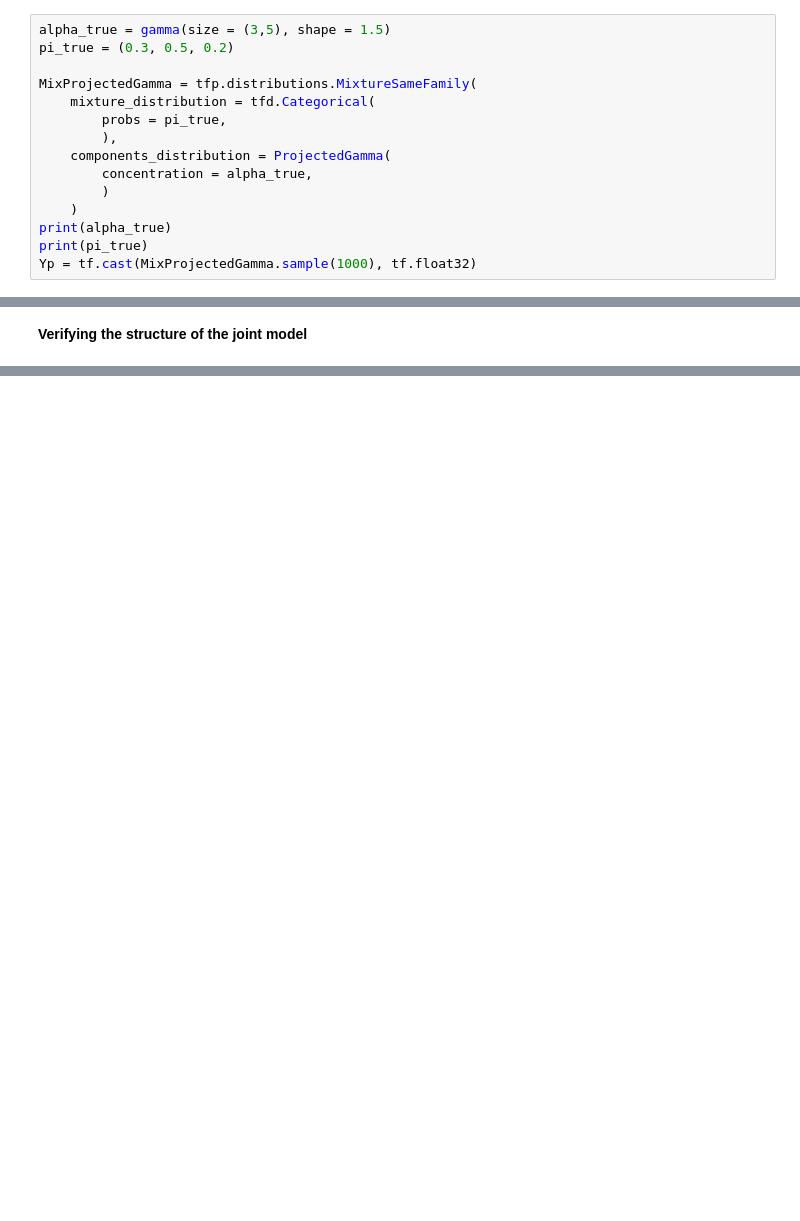
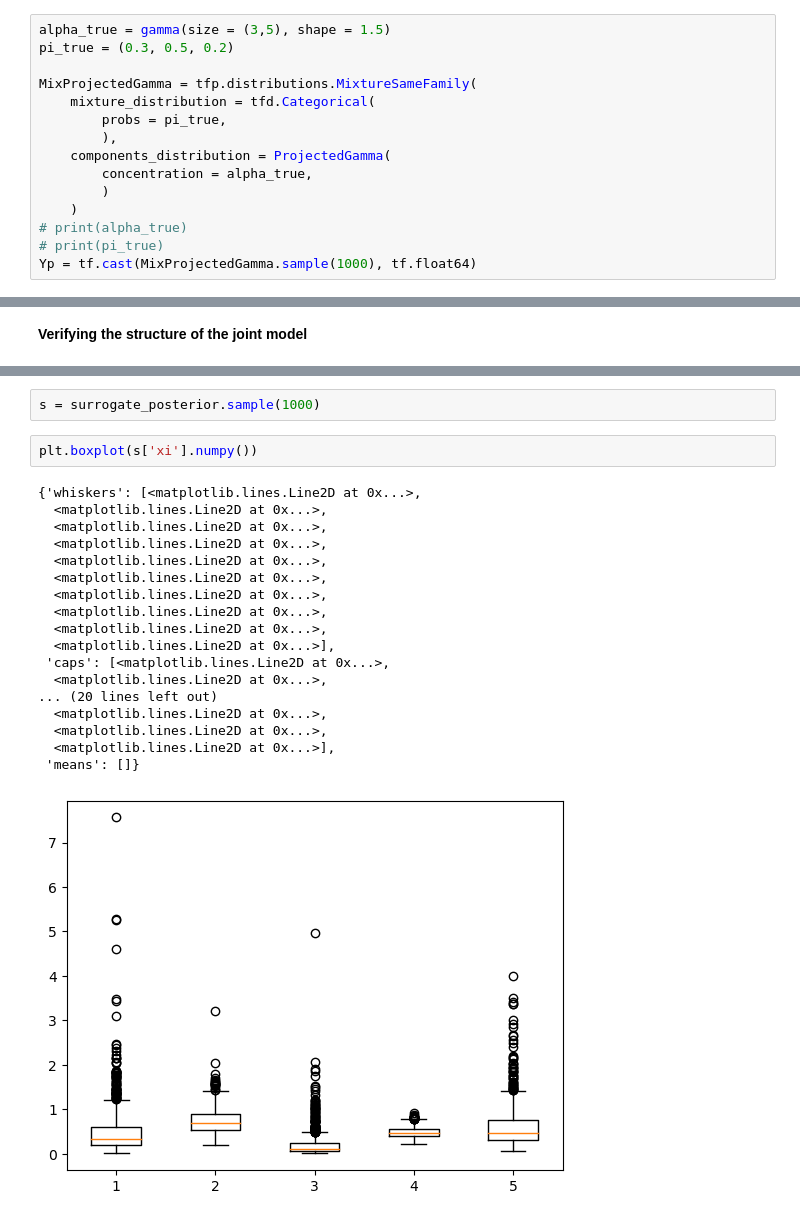
Before and after one commit to ptrubey/extremes, a Jupyter notebook: tf/TensorFlow Test - PY-PG-G.ipynb, the cells around one changed output, grey strips where cells are left out. Saved outputs shown, nothing was run; the diff lists cells and outputs as text; blank space fills up the shorter version.

```diff
--- a/tf/TensorFlow Test - PY-PG-G.ipynb
+++ b/tf/TensorFlow Test - PY-PG-G.ipynb
@@ -44,6 +44,6 @@ MixProjectedGamma = tfp.distributions.MixtureSameFamily(
         concentration = alpha_true,
         )
     )
-print(alpha_true)
-print(pi_true)
-Yp = tf.cast(MixProjectedGamma.sample(1000), tf.float32)
+# print(alpha_true)
+# print(pi_true)
+Yp = tf.cast(MixProjectedGamma.sample(1000), tf.float64)
@@ -174,0 +181,23 @@ I guess it makes some sense that the posterior covariance between parameters of
+# %%
+s = surrogate_posterior.sample(1000)
+# %%
+plt.boxplot(s['xi'].numpy())
+# %% [output]
+{'whiskers': [<matplotlib.lines.Line2D at 0x...>,
+  <matplotlib.lines.Line2D at 0x...>,
+  <matplotlib.lines.Line2D at 0x...>,
+  <matplotlib.lines.Line2D at 0x...>,
+  <matplotlib.lines.Line2D at 0x...>,
+  <matplotlib.lines.Line2D at 0x...>,
+  <matplotlib.lines.Line2D at 0x...>,
+  <matplotlib.lines.Line2D at 0x...>,
+  <matplotlib.lines.Line2D at 0x...>,
+  <matplotlib.lines.Line2D at 0x...>],
+ 'caps': [<matplotlib.lines.Line2D at 0x...>,
+  <matplotlib.lines.Line2D at 0x...>,
+... (20 lines left out)
+  <matplotlib.lines.Line2D at 0x...>,
+  <matplotlib.lines.Line2D at 0x...>,
+  <matplotlib.lines.Line2D at 0x...>],
+ 'means': []}
+[figure, added]
```
Also changed, not shown: parts of 27 cells of this notebook, 1 other file.
